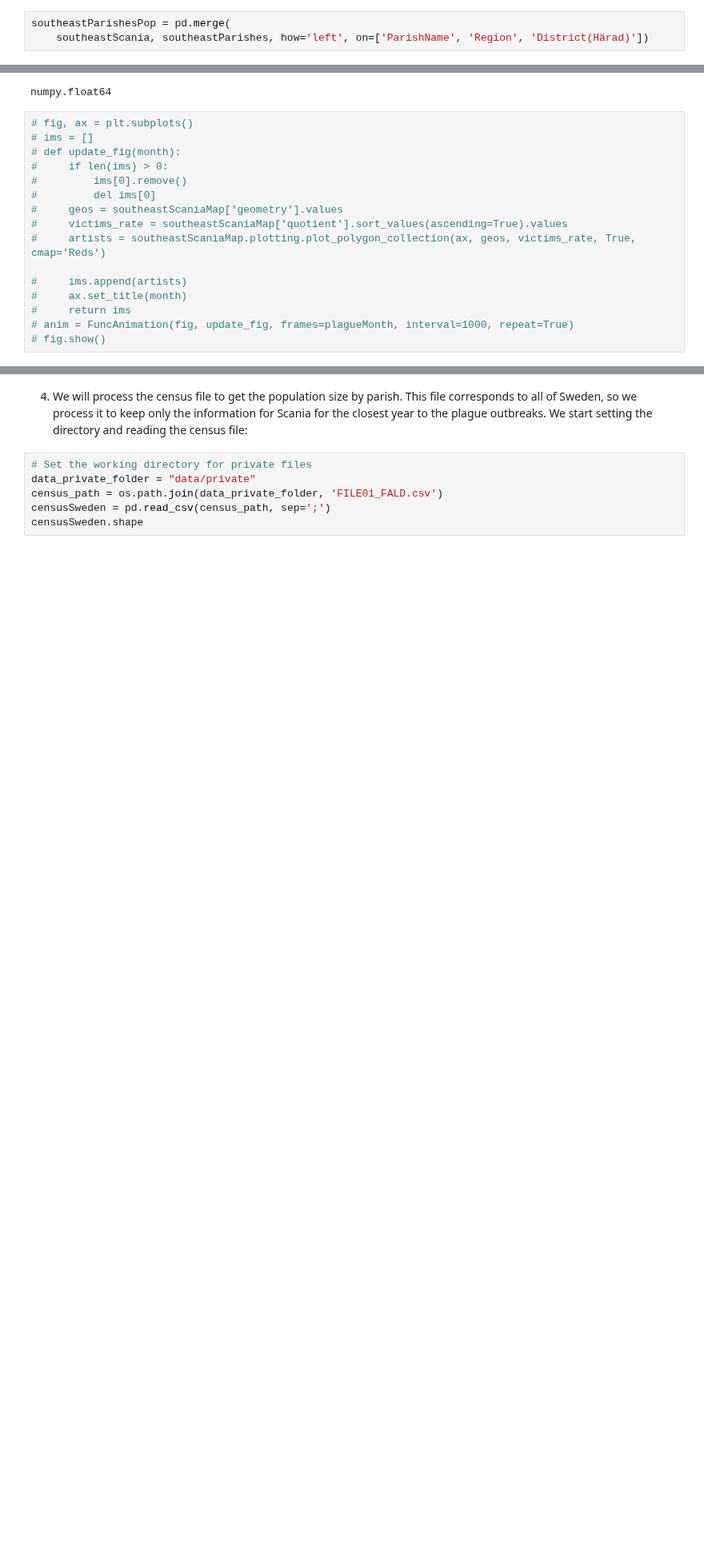
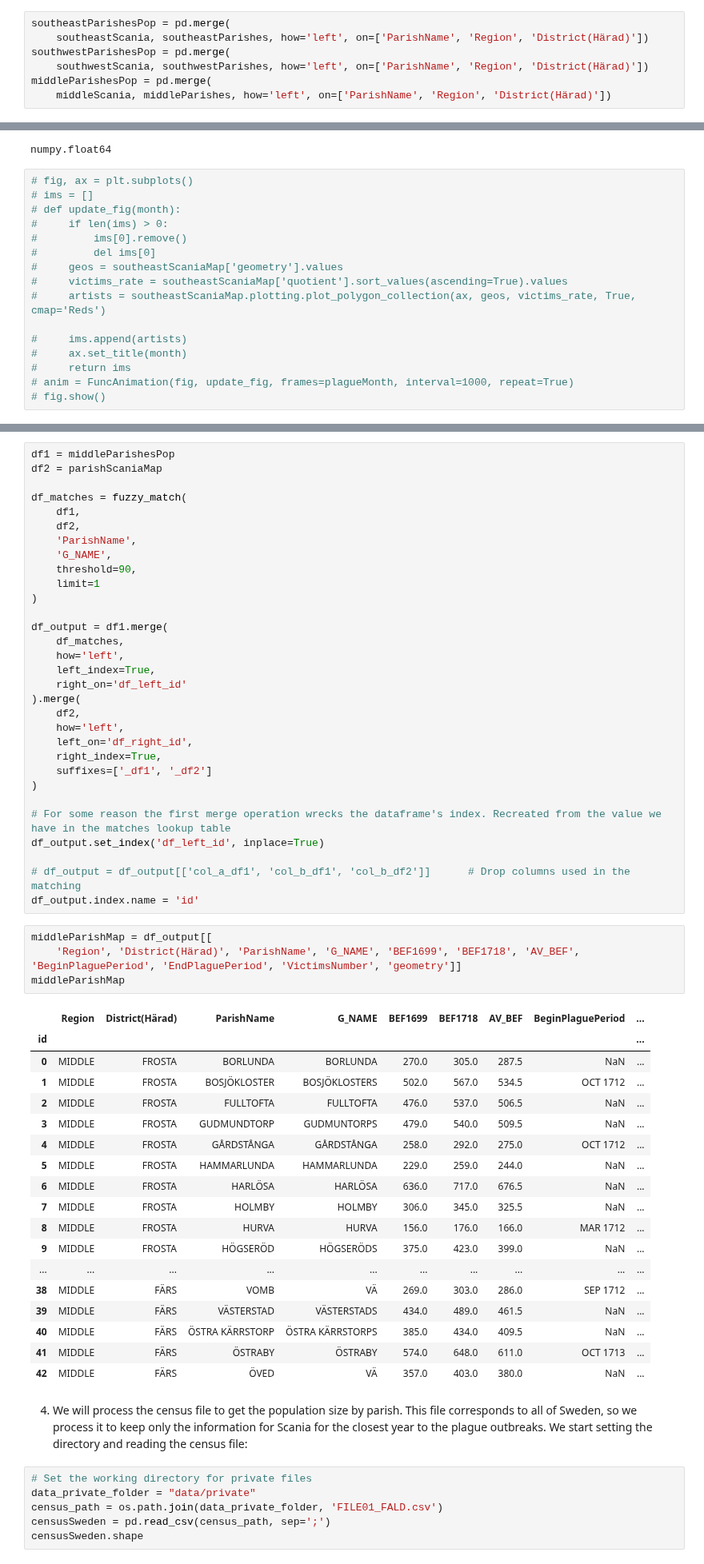
Before and after one commit to polislizarralde/PythonMathematicalModeling, a Jupyter notebook: docs/PlagueProject/databaseScania.ipynb, the cells around one changed output, grey strips where cells are left out. Shown at 80% size. Saved outputs shown, nothing was run; the diff lists cells and outputs as text; blank space fills up the shorter version.

```diff
--- a/docs/PlagueProject/databaseScania.ipynb
+++ b/docs/PlagueProject/databaseScania.ipynb
@@ -132,6 +143,10 @@ southeastParishes.loc[southeastParishes['ParishName'] == 'RÖRUM']
 # %%
 southeastParishesPop = pd.merge(
     southeastScania, southeastParishes, how='left', on=['ParishName', 'Region', 'District(Härad)'])
+southwestParishesPop = pd.merge(
+    southwestScania, southwestParishes, how='left', on=['ParishName', 'Region', 'District(Härad)'])
+middleParishesPop = pd.merge(
+    middleScania, middleParishes, how='left', on=['ParishName', 'Region', 'District(Härad)'])
 # %%
 southeastParishesPop.head(3)
 # %% [output]
@@ -371,3 +366,57 @@ plt.show()
+# %%
+df1 = middleParishesPop
+df2 = parishScaniaMap
+
+df_matches = fuzzy_match(
+    df1,
+    df2,
+    'ParishName',
+    'G_NAME',
+    threshold=90,
+    limit=1
+)
+
+df_output = df1.merge(
+    df_matches,
+    how='left',
+    left_index=True,
+    right_on='df_left_id'
+).merge(
+    df2,
+    how='left',
+    left_on='df_right_id',
+    right_index=True,
+    suffixes=['_df1', '_df2']
+)
+
+# For some reason the first merge operation wrecks the dataframe's index. Recreated from the value we have in the matches lookup table
+df_output.set_index('df_left_id', inplace=True)
+
+# df_output = df_output[['col_a_df1', 'col_b_df1', 'col_b_df2']]      # Drop columns used in the matching
+df_output.index.name = 'id'
+# %%
+middleParishMap = df_output[[
+    'Region', 'District(Härad)', 'ParishName', 'G_NAME', 'BEF1699', 'BEF1718', 'AV_BEF', 'BeginPlaguePeriod', 'EndPlaguePeriod', 'VictimsNumber', 'geometry']]
+middleParishMap
+# %% [output]
+|  | Region | District(Härad) | ParishName | G_NAME | BEF1699 | BEF1718 | AV_BEF | BeginPlaguePeriod | ... |
+| id |  |  |  |  |  |  |  |  | ... |
+| 0 | MIDDLE | FROSTA | BORLUNDA | BORLUNDA | 270.0 | 305.0 | 287.5 | NaN | ... |
+| 1 | MIDDLE | FROSTA | BOSJÖKLOSTER | BOSJÖKLOSTERS | 502.0 | 567.0 | 534.5 | OCT 1712 | ... |
+| 2 | MIDDLE | FROSTA | FULLTOFTA | FULLTOFTA | 476.0 | 537.0 | 506.5 | NaN | ... |
+| 3 | MIDDLE | FROSTA | GUDMUNDTORP | GUDMUNTORPS | 479.0 | 540.0 | 509.5 | NaN | ... |
+| 4 | MIDDLE | FROSTA | GÅRDSTÅNGA | GÅRDSTÅNGA | 258.0 | 292.0 | 275.0 | OCT 1712 | ... |
+| 5 | MIDDLE | FROSTA | HAMMARLUNDA | HAMMARLUNDA | 229.0 | 259.0 | 244.0 | NaN | ... |
+| 6 | MIDDLE | FROSTA | HARLÖSA | HARLÖSA | 636.0 | 717.0 | 676.5 | NaN | ... |
+| 7 | MIDDLE | FROSTA | HOLMBY | HOLMBY | 306.0 | 345.0 | 325.5 | NaN | ... |
+| 8 | MIDDLE | FROSTA | HURVA | HURVA | 156.0 | 176.0 | 166.0 | MAR 1712 | ... |
+| 9 | MIDDLE | FROSTA | HÖGSERÖD | HÖGSERÖDS | 375.0 | 423.0 | 399.0 | NaN | ... |
+| ... | ... | ... | ... | ... | ... | ... | ... | ... | ... |
+| 38 | MIDDLE | FÄRS | VOMB | VÄ | 269.0 | 303.0 | 286.0 | SEP 1712 | ... |
+| 39 | MIDDLE | FÄRS | VÄSTERSTAD | VÄSTERSTADS | 434.0 | 489.0 | 461.5 | NaN | ... |
+| 40 | MIDDLE | FÄRS | ÖSTRA KÄRRSTORP | ÖSTRA KÄRRSTORPS | 385.0 | 434.0 | 409.5 | NaN | ... |
+| 41 | MIDDLE | FÄRS | ÖSTRABY | ÖSTRABY | 574.0 | 648.0 | 611.0 | OCT 1713 | ... |
+| 42 | MIDDLE | FÄRS | ÖVED | VÄ | 357.0 | 403.0 | 380.0 | NaN | ... |
 # %% [markdown]
 4. We will process the census file to get the population size by parish. This file corresponds to all of Sweden, so we process it to keep only the information for Scania for the closest year to the plague outbreaks. We start setting the directory and reading the census file:
 # %%
```
Also changed, not shown: parts of 13 cells of this notebook.
